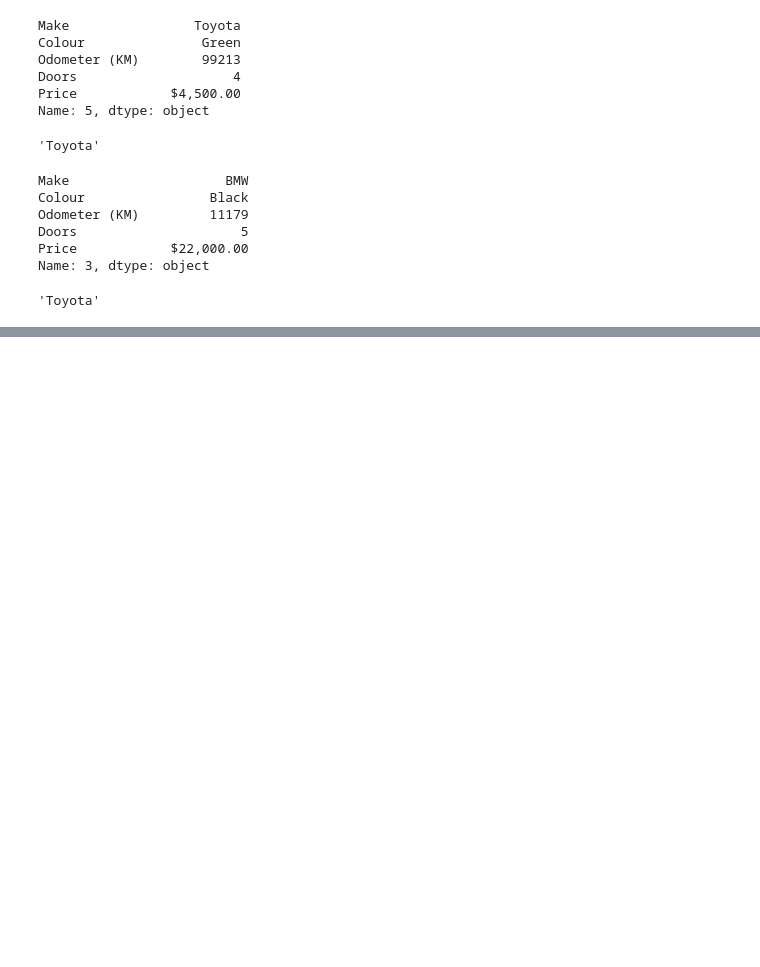
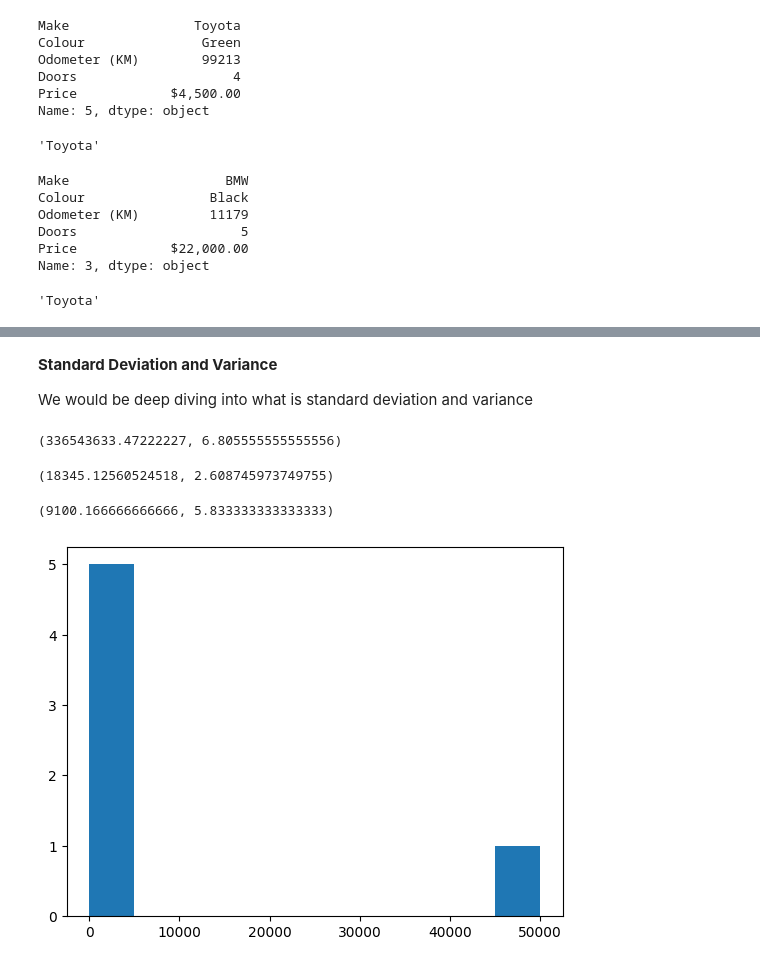
Before and after one commit to citysiva180/machine_learning, a Jupyter notebook: Complete_Machine_Learing_and_DataScience_BootCamp_2023.ipynb, the cells around one changed output, grey strips where cells are left out. Drawn from its saved outputs; the diff is of its cells as text; code cells hidden in the pictures; blank space fills up the shorter version.

```diff
--- a/Complete_Machine_Learing_and_DataScience_BootCamp_2023.ipynb
+++ b/Complete_Machine_Learing_and_DataScience_BootCamp_2023.ipynb
@@ -334,0 +759,27 @@ car_sales['Make'].iloc[5]
+# %% [markdown]
+**Standard Deviation and Variance**
+
+We would be deep diving into what is standard deviation and variance
+# %%
+high_var_array = np.array([1,100,200,300,4000,50000])
+low_var_array = np.array([2,4,5,6,8,10])
+# %%
+np.var(high_var_array), np.var(low_var_array)
+# %% [output]
+(336543633.47222227, 6.805555555555556)
+# %%
+np.std(high_var_array), np.std(low_var_array)
+# %% [output]
+(18345.12560524518, 2.608745973749755)
+# %%
+np.mean(high_var_array), np.mean(low_var_array)
+# %% [output]
+(9100.166666666666, 5.833333333333333)
+# %%
+%matplotlib inline
+import matplotlib.pyplot as plt
+
+plt.hist(high_var_array)
+plt.show()
+# %% [output]
+[figure, added]
```
Also changed, not shown: parts of 75 cells of this notebook.
